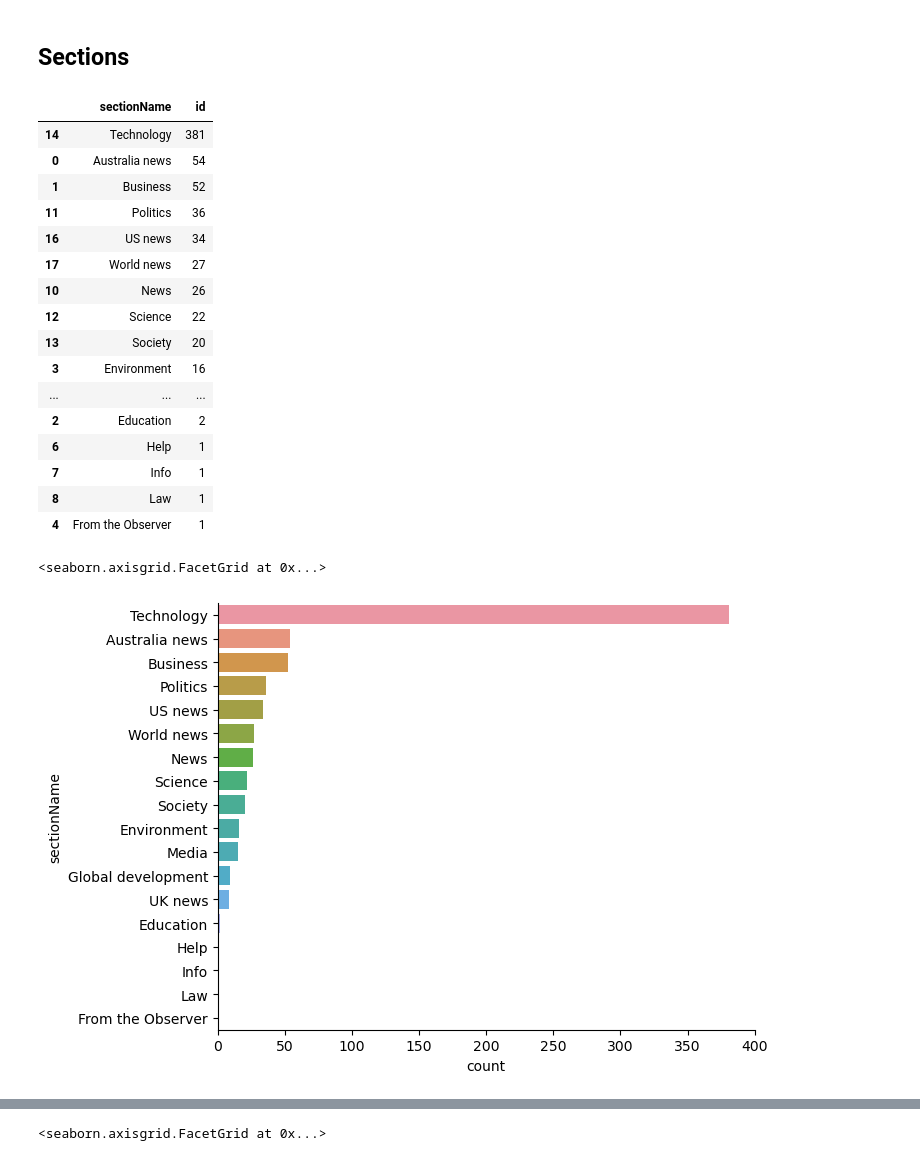
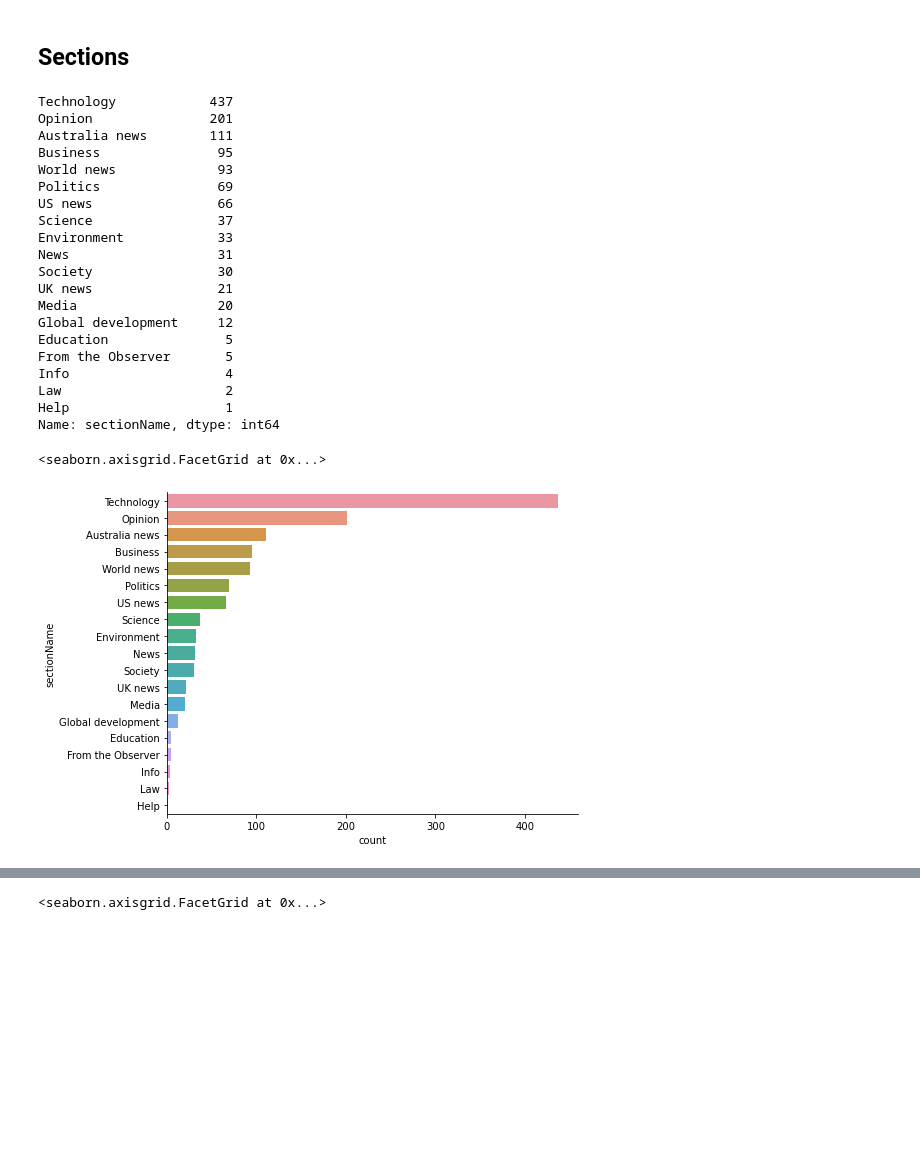
Before and after one commit to Minyall/sc207_2023-24, a Jupyter notebook: 8_9_APIs/9_api_data.ipynb, the cells around one changed output, grey strips where cells are left out. Drawn from its saved outputs; the diff is of its cells as text; code cells hidden in the pictures; blank space fills up the shorter version.

Commit message:
Expanding 9_api_data

```diff
--- a/8_9_APIs/9_api_data.ipynb
+++ b/8_9_APIs/9_api_data.ipynb
@@ -155,30 +137,33 @@ sns.catplot(data=articles, y='pillarName', kind='count', order=new_pillar_counts
 # %% [markdown]
 ## Sections
-# %%
-section_counts = articles.groupby('sectionName').count().reset_index()[['sectionName','id']].sort_values('id', ascending=False)
-section_counts
-# %% [output]
-|  | sectionName | id |
-| 14 | Technology | 381 |
-| 0 | Australia news | 54 |
-| 1 | Business | 52 |
-| 11 | Politics | 36 |
-| 16 | US news | 34 |
-| 17 | World news | 27 |
-| 10 | News | 26 |
-| 12 | Science | 22 |
-| 13 | Society | 20 |
-| 3 | Environment | 16 |
-| ... | ... | ... |
-| 2 | Education | 2 |
-| 6 | Help | 1 |
-| 7 | Info | 1 |
-| 8 | Law | 1 |
-| 4 | From the Observer | 1 |
+# %%
+section_counts = articles['sectionName'].value_counts()
+section_counts
+# %% [output]
+Technology            437
+Opinion               201
+Australia news        111
+Business               95
+World news             93
+Politics               69
+US news                66
+Science                37
+Environment            33
+News                   31
+Society                30
+UK news                21
+Media                  20
+Global development     12
+Education               5
+From the Observer       5
+Info                    4
+Law                     2
+Help                    1
+Name: sectionName, dtype: int64
 # %%
 
-sns.catplot(data=articles, y='sectionName', kind='count', aspect=1.5, order=section_counts['sectionName'])
+sns.catplot(data=articles, y='sectionName', kind='count', aspect=1.5, order=section_counts.index)
 # %% [output]
 <seaborn.axisgrid.FacetGrid at 0x...>
-[figure, old version]
+[figure, new version]
 # %%
```
Also changed, not shown: parts of 36 cells of this notebook.
